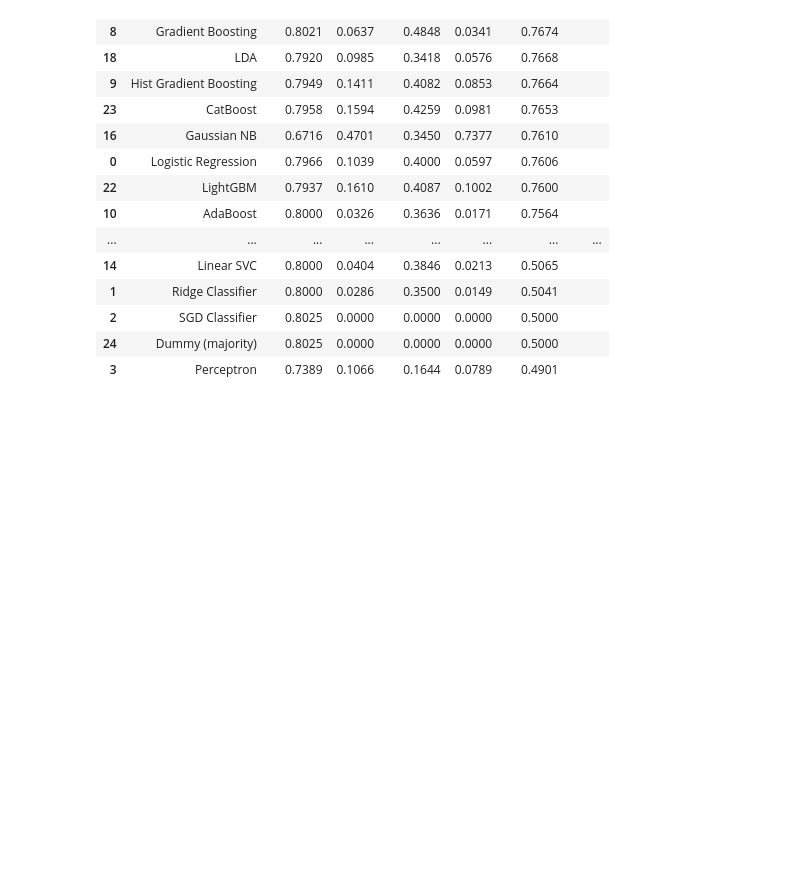
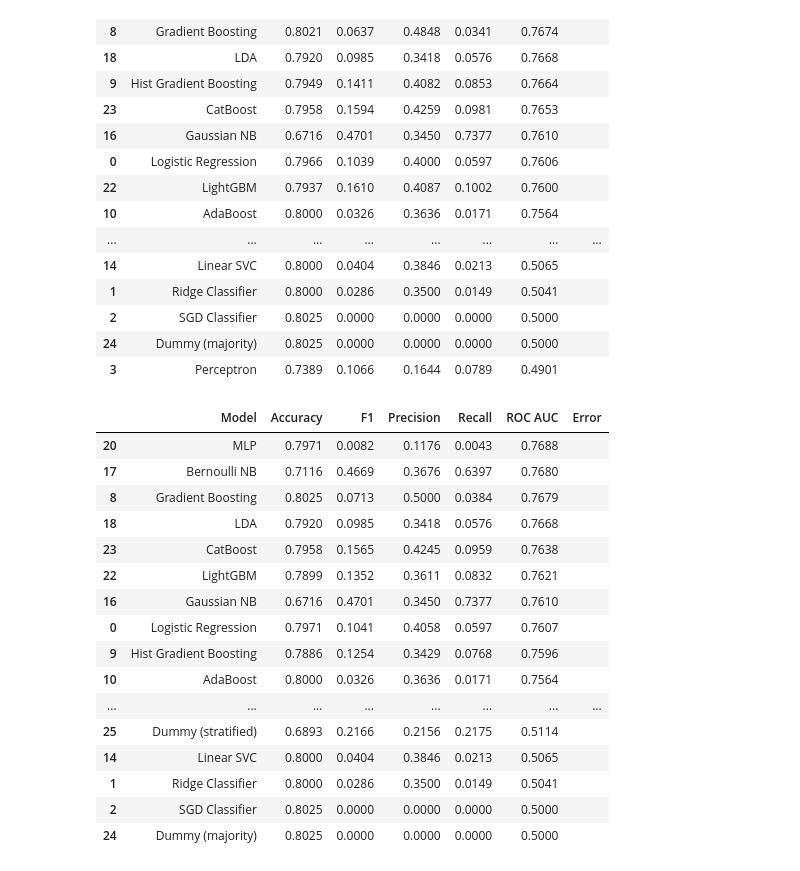
Before and after one commit to abhishek-tiwari-nitrr/Thunderstorm-Forecasting, a Jupyter notebook: notebook/03_preprocessing.ipynb, the cells around one changed output. Drawn from its saved outputs; the diff is of its cells as text; code cells hidden in the pictures; blank space fills up the shorter version.

```diff
--- a/notebook/03_preprocessing.ipynb
+++ b/notebook/03_preprocessing.ipynb
@@ -310,3 +311,81 @@ results_df
 | 2 | SGD Classifier | 0.8025 | 0.0000 | 0.0000 | 0.0000 | 0.5000 |  |
 | 24 | Dummy (majority) | 0.8025 | 0.0000 | 0.0000 | 0.0000 | 0.5000 |  |
 | 3 | Perceptron | 0.7389 | 0.1066 | 0.1644 | 0.0789 | 0.4901 |  |
+# %%
+pipelines_v2 = {}
+
+for name, model in models.items():
+    pipelines_v2[name] = Pipeline(steps=[
+        ('scaler', RobustScaler()),
+        ('model',  model)
+    ])
+
+results = []
+
+for name, pipeline in pipelines_v2.items():
+    with mlflow.start_run(run_name=name):
+        try:
+            pipeline.fit(X_train, y_train)
+            y_pred = pipeline.predict(X_test)
+            if name in no_proba_models:
+                roc_auc = roc_auc_score(y_test, y_pred)
+            else:
+                y_prob  = pipeline.predict_proba(X_test)[:, 1]
+                roc_auc = roc_auc_score(y_test, y_prob)
+            acc = accuracy_score(y_test, y_pred)
+            f1 = f1_score(y_test, y_pred, zero_division=0)
+            precision = precision_score(y_test, y_pred, zero_division=0)
+            recall  = recall_score(y_test, y_pred, zero_division=0)
+
+            mlflow.log_param("model", name)
+            mlflow.log_param("scaler", "RobustScaler")
+            mlflow.log_param("test_size", 0.2)
+
+            mlflow.log_metric("accuracy", acc)
+            mlflow.log_metric("f1_score", f1)
+            mlflow.log_metric("precision", precision)
+            mlflow.log_metric("recall", recall)
+            mlflow.log_metric("roc_auc", roc_auc)
+
+            mlflow.sklearn.log_model(pipeline, name=name)
+
+            results.append({
+                "Model": name,
+                "Accuracy": round(acc, 4),
+                "F1": round(f1, 4),
+                "Precision": round(precision, 4),
+                "Recall": round(recall, 4),
+                "ROC AUC": round(roc_auc, 4),
+                "Error": ""
+            })
+
+        except Exception as e:
+            results.append({
+                "Model": name,
+                "Accuracy": "",
+                "F1": "",
+                "Precision": "",
+                "Recall": "",
+                "ROC AUC": "",
+                "Error": e
+            })
+results_df2 = pd.DataFrame(results).sort_values("ROC AUC", ascending=False)
+results_df2
+# %% [output]
+|  | Model | Accuracy | F1 | Precision | Recall | ROC AUC | Error |
+| 20 | MLP | 0.7971 | 0.0082 | 0.1176 | 0.0043 | 0.7688 |  |
+| 17 | Bernoulli NB | 0.7116 | 0.4669 | 0.3676 | 0.6397 | 0.7680 |  |
+| 8 | Gradient Boosting | 0.8025 | 0.0713 | 0.5000 | 0.0384 | 0.7679 |  |
+| 18 | LDA | 0.7920 | 0.0985 | 0.3418 | 0.0576 | 0.7668 |  |
+| 23 | CatBoost | 0.7958 | 0.1565 | 0.4245 | 0.0959 | 0.7638 |  |
+| 22 | LightGBM | 0.7899 | 0.1352 | 0.3611 | 0.0832 | 0.7621 |  |
+| 16 | Gaussian NB | 0.6716 | 0.4701 | 0.3450 | 0.7377 | 0.7610 |  |
+| 0 | Logistic Regression | 0.7971 | 0.1041 | 0.4058 | 0.0597 | 0.7607 |  |
+| 9 | Hist Gradient Boosting | 0.7886 | 0.1254 | 0.3429 | 0.0768 | 0.7596 |  |
+| 10 | AdaBoost | 0.8000 | 0.0326 | 0.3636 | 0.0171 | 0.7564 |  |
+| ... | ... | ... | ... | ... | ... | ... | ... |
+| 25 | Dummy (stratified) | 0.6893 | 0.2166 | 0.2156 | 0.2175 | 0.5114 |  |
+| 14 | Linear SVC | 0.8000 | 0.0404 | 0.3846 | 0.0213 | 0.5065 |  |
+| 1 | Ridge Classifier | 0.8000 | 0.0286 | 0.3500 | 0.0149 | 0.5041 |  |
+| 2 | SGD Classifier | 0.8025 | 0.0000 | 0.0000 | 0.0000 | 0.5000 |  |
+| 24 | Dummy (majority) | 0.8025 | 0.0000 | 0.0000 | 0.0000 | 0.5000 |  |
```
Also changed, not shown: parts of 25 cells of this notebook.
